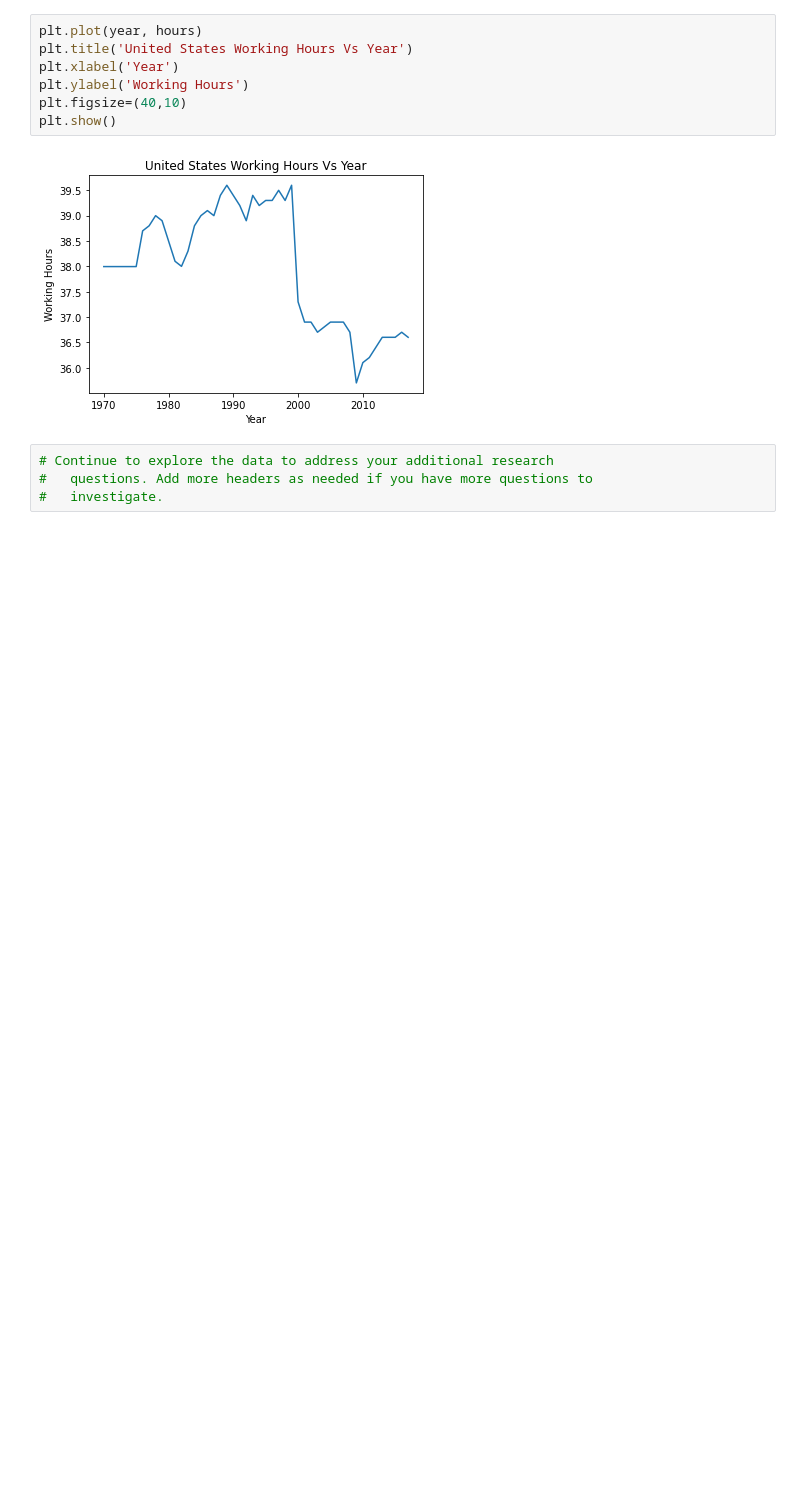
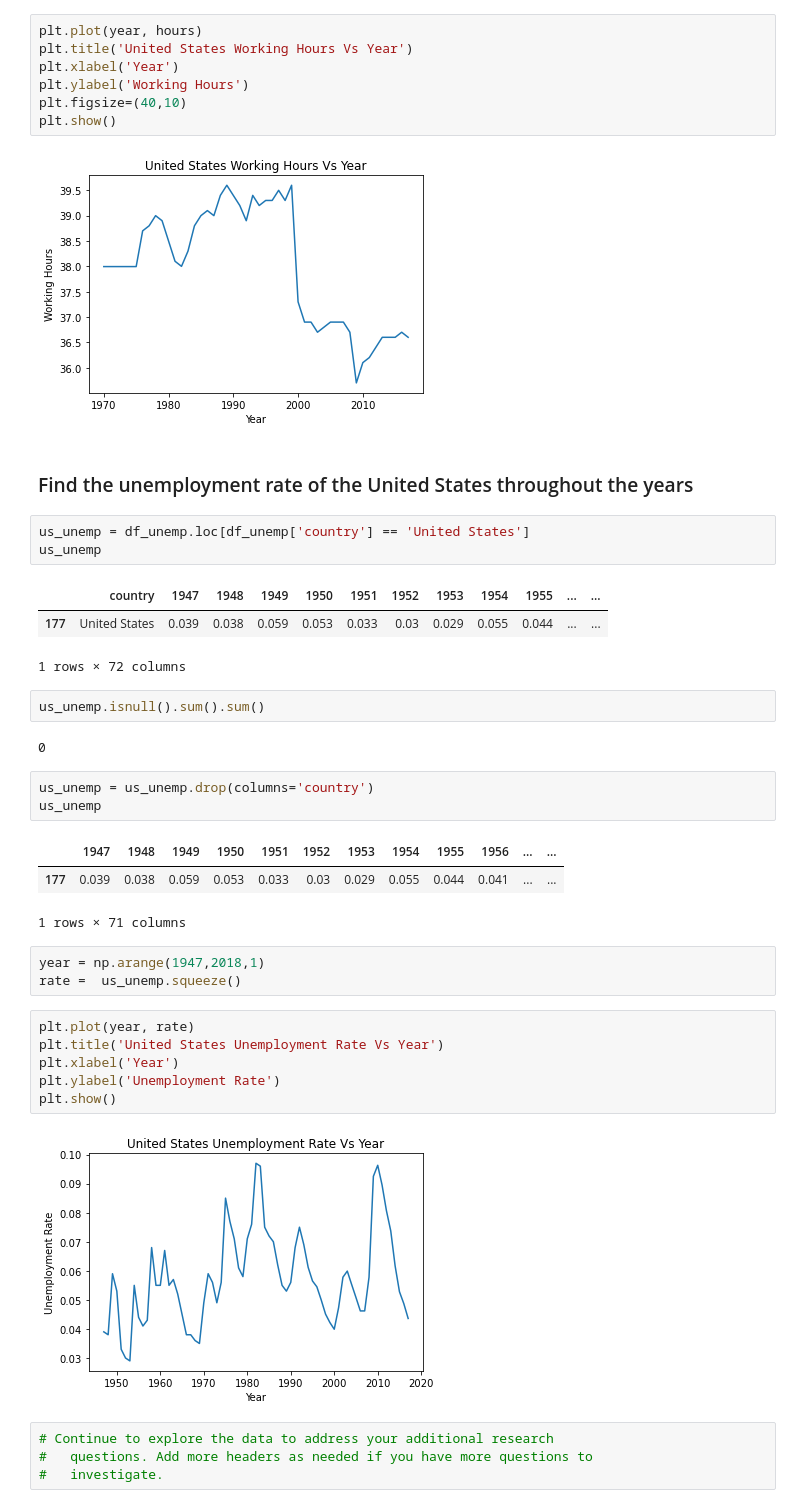
Before and after one commit to abdallahsayed1/Investigating-Gapminder-World-dataset, a Jupyter notebook: investigate-a-dataset-template.ipynb, the cells around one changed output. Saved outputs shown, nothing was run; the diff lists cells and outputs as text; blank space fills up the shorter version.

Commit message:
docs: Plot unemployment rate of USA

```diff
--- a/investigate-a-dataset-template.ipynb
+++ b/investigate-a-dataset-template.ipynb
@@ -953,6 +953,37 @@ plt.figsize=(40,10)
 plt.show()
 # %% [output]
 [figure]
+# %% [markdown]
+### Find the unemployment rate of the United States throughout the years
+# %%
+us_unemp = df_unemp.loc[df_unemp['country'] == 'United States']
+us_unemp
+# %% [output]
+|  | country | 1947 | 1948 | 1949 | 1950 | 1951 | 1952 | 1953 | 1954 | 1955 | ... | ... |
+| 177 | United States | 0.039 | 0.038 | 0.059 | 0.053 | 0.033 | 0.03 | 0.029 | 0.055 | 0.044 | ... | ... |
+1 rows × 72 columns
+# %%
+us_unemp.isnull().sum().sum()
+# %% [output]
+0
+# %%
+us_unemp = us_unemp.drop(columns='country')
+us_unemp
+# %% [output]
+|  | 1947 | 1948 | 1949 | 1950 | 1951 | 1952 | 1953 | 1954 | 1955 | 1956 | ... | ... |
+| 177 | 0.039 | 0.038 | 0.059 | 0.053 | 0.033 | 0.03 | 0.029 | 0.055 | 0.044 | 0.041 | ... | ... |
+1 rows × 71 columns
+# %%
+year = np.arange(1947,2018,1)
+rate =  us_unemp.squeeze()
+# %%
+plt.plot(year, rate)
+plt.title('United States Unemployment Rate Vs Year')
+plt.xlabel('Year')
+plt.ylabel('Unemployment Rate')
+plt.show()
+# %% [output]
+[figure, added]
 # %%
 # Continue to explore the data to address your additional research
 #   questions. Add more headers as needed if you have more questions to
```
